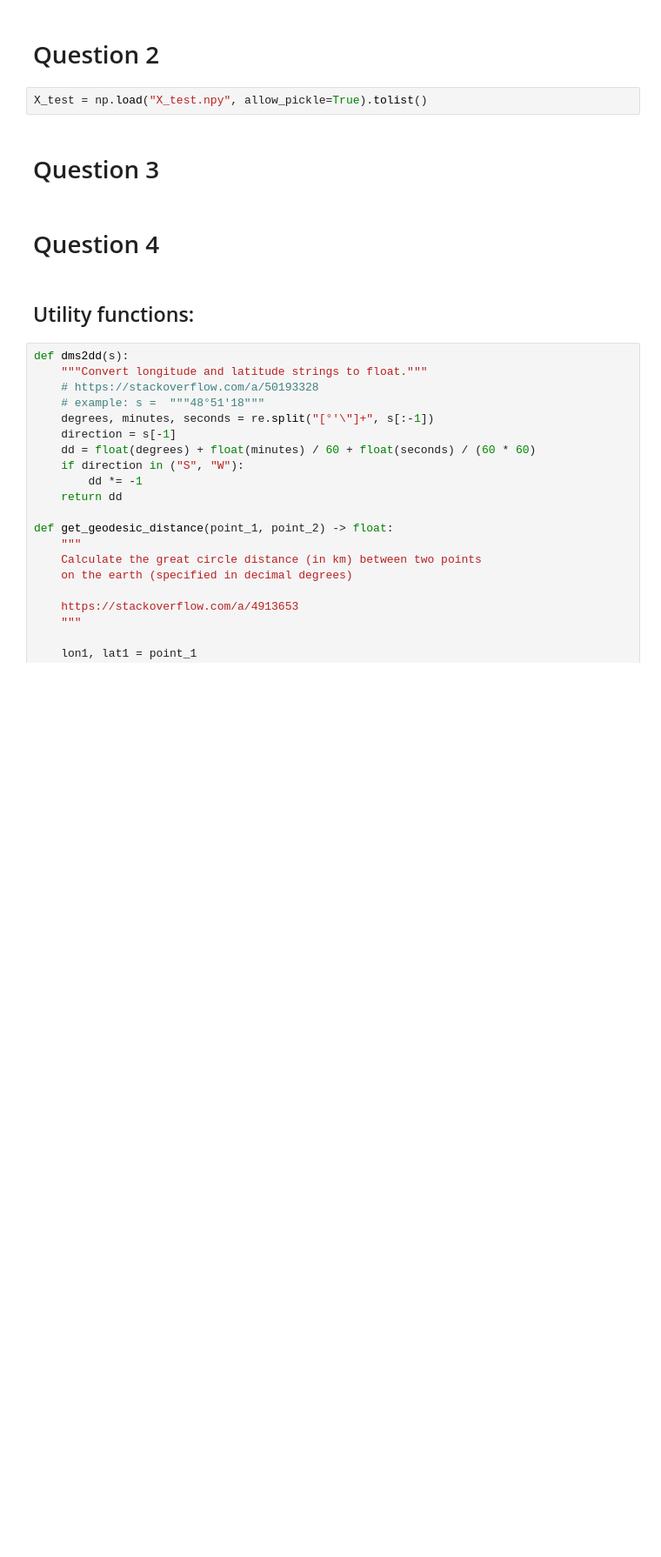
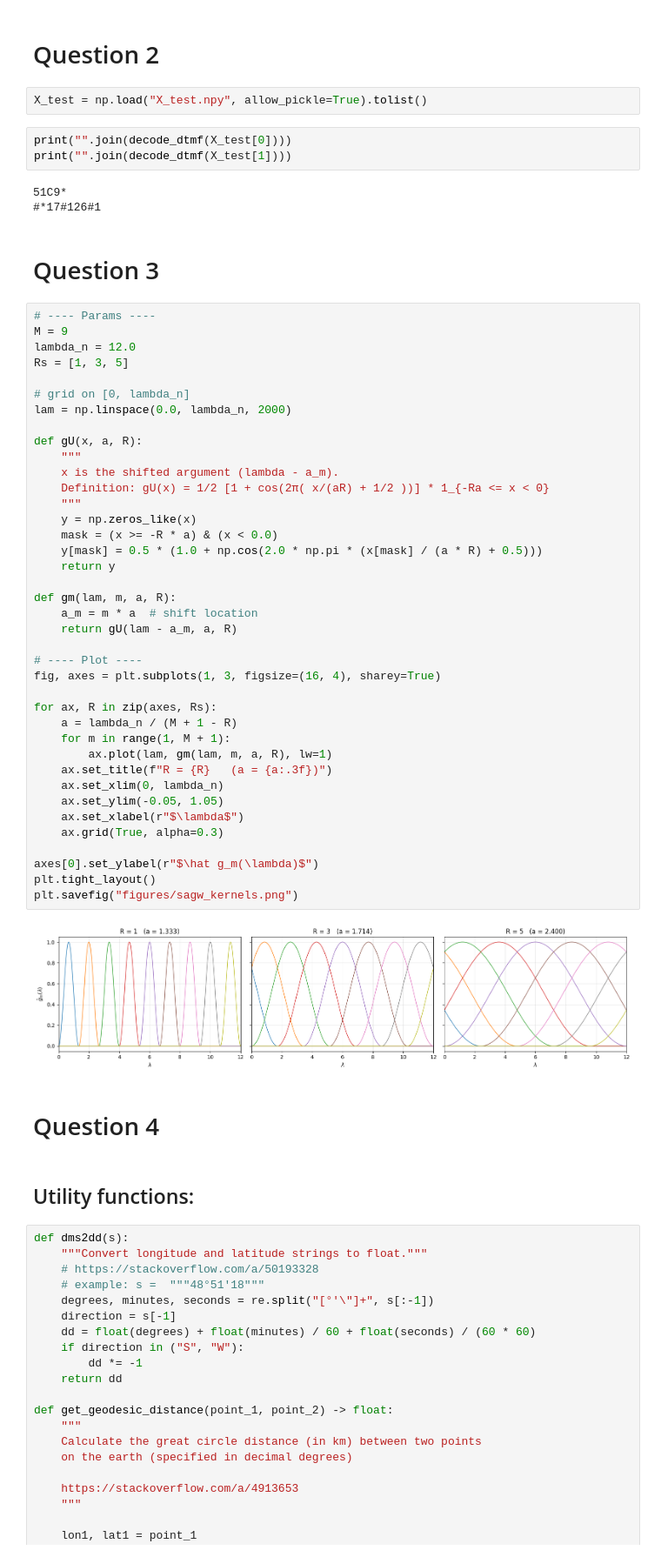
Before and after one commit to fotisk07/TimeSeries-TP, a Jupyter notebook: TP3/Assignment 3.ipynb, the cells around one changed output. Shown at 87% size. Drawn from its saved outputs; the diff is of its cells as text; blank space fills up the shorter version.

```diff
--- a/TP3/Assignment 3.ipynb
+++ b/TP3/Assignment 3.ipynb
@@ -53,8 +151,55 @@ D 6 A 8 3 D 1 8 B 9
 # Question 2
 # %%
 X_test = np.load("X_test.npy", allow_pickle=True).tolist()
+# %%
+print("".join(decode_dtmf(X_test[0])))
+print("".join(decode_dtmf(X_test[1])))
+# %% [output]
+51C9*
+#*17#126#1
 # %% [markdown]
 # Question 3
+# %%
+# ---- Params ----
+M = 9
+lambda_n = 12.0
+Rs = [1, 3, 5]
+
+# grid on [0, lambda_n]
+lam = np.linspace(0.0, lambda_n, 2000)
+
+def gU(x, a, R):
+    """
+    x is the shifted argument (lambda - a_m).
+    Definition: gU(x) = 1/2 [1 + cos(2π( x/(aR) + 1/2 ))] * 1_{-Ra <= x < 0}
+    """
+    y = np.zeros_like(x)
+    mask = (x >= -R * a) & (x < 0.0)
+    y[mask] = 0.5 * (1.0 + np.cos(2.0 * np.pi * (x[mask] / (a * R) + 0.5)))
+    return y
+
+def gm(lam, m, a, R):
+    a_m = m * a  # shift location
+    return gU(lam - a_m, a, R)
+
+# ---- Plot ----
+fig, axes = plt.subplots(1, 3, figsize=(16, 4), sharey=True)
+
+for ax, R in zip(axes, Rs):
+    a = lambda_n / (M + 1 - R)
+    for m in range(1, M + 1):
+        ax.plot(lam, gm(lam, m, a, R), lw=1)
+    ax.set_title(f"R = {R}   (a = {a:.3f})")
+    ax.set_xlim(0, lambda_n)
+    ax.set_ylim(-0.05, 1.05)
+    ax.set_xlabel(r"$\lambda$")
+    ax.grid(True, alpha=0.3)
+
+axes[0].set_ylabel(r"$\hat g_m(\lambda)$")
+plt.tight_layout()
+plt.savefig("figures/sagw_kernels.png")
+# %% [output]
+[figure, added]
 # %% [markdown]
 # Question 4
 # %% [markdown]
```
Also changed, not shown: parts of 16 cells of this notebook, 7 other files.
